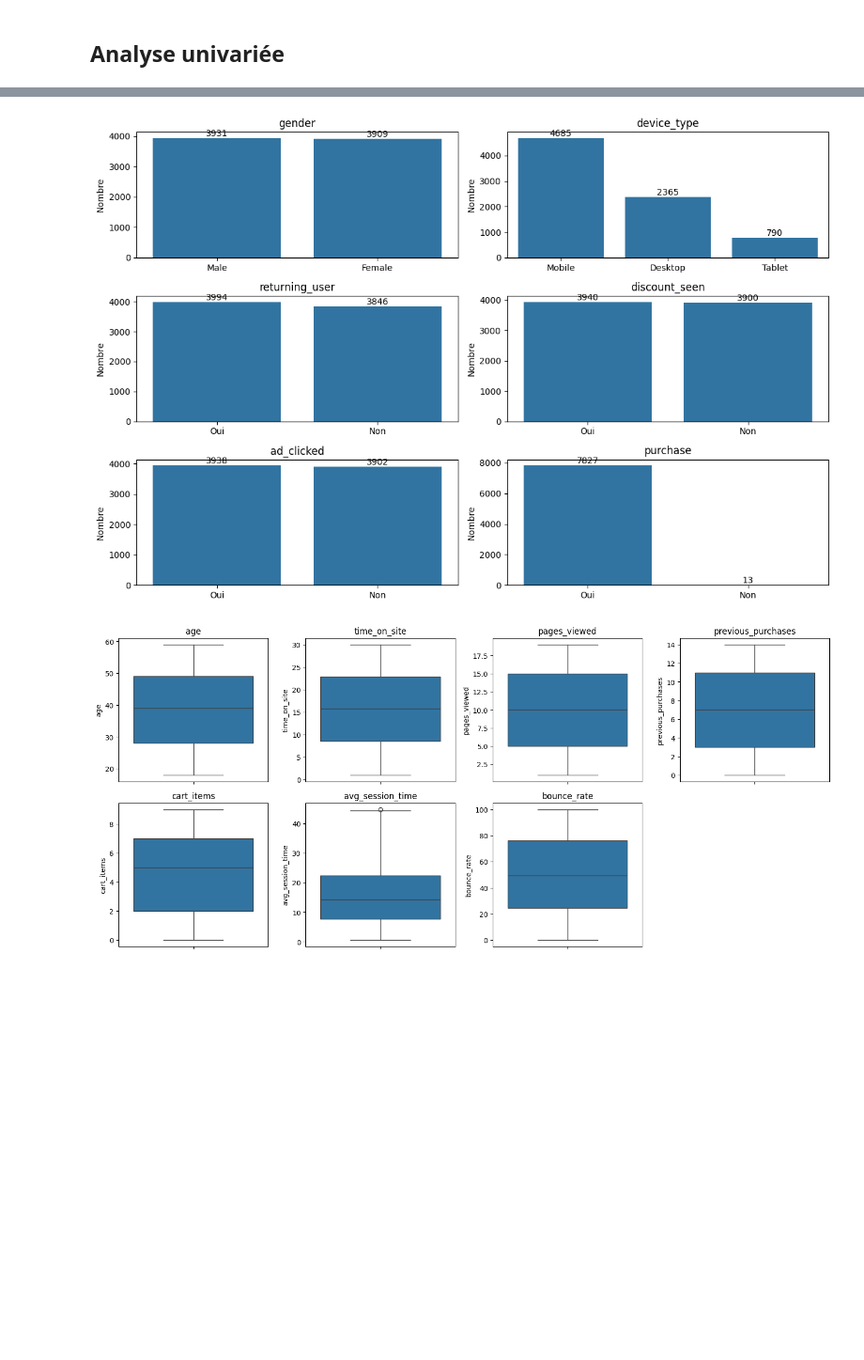
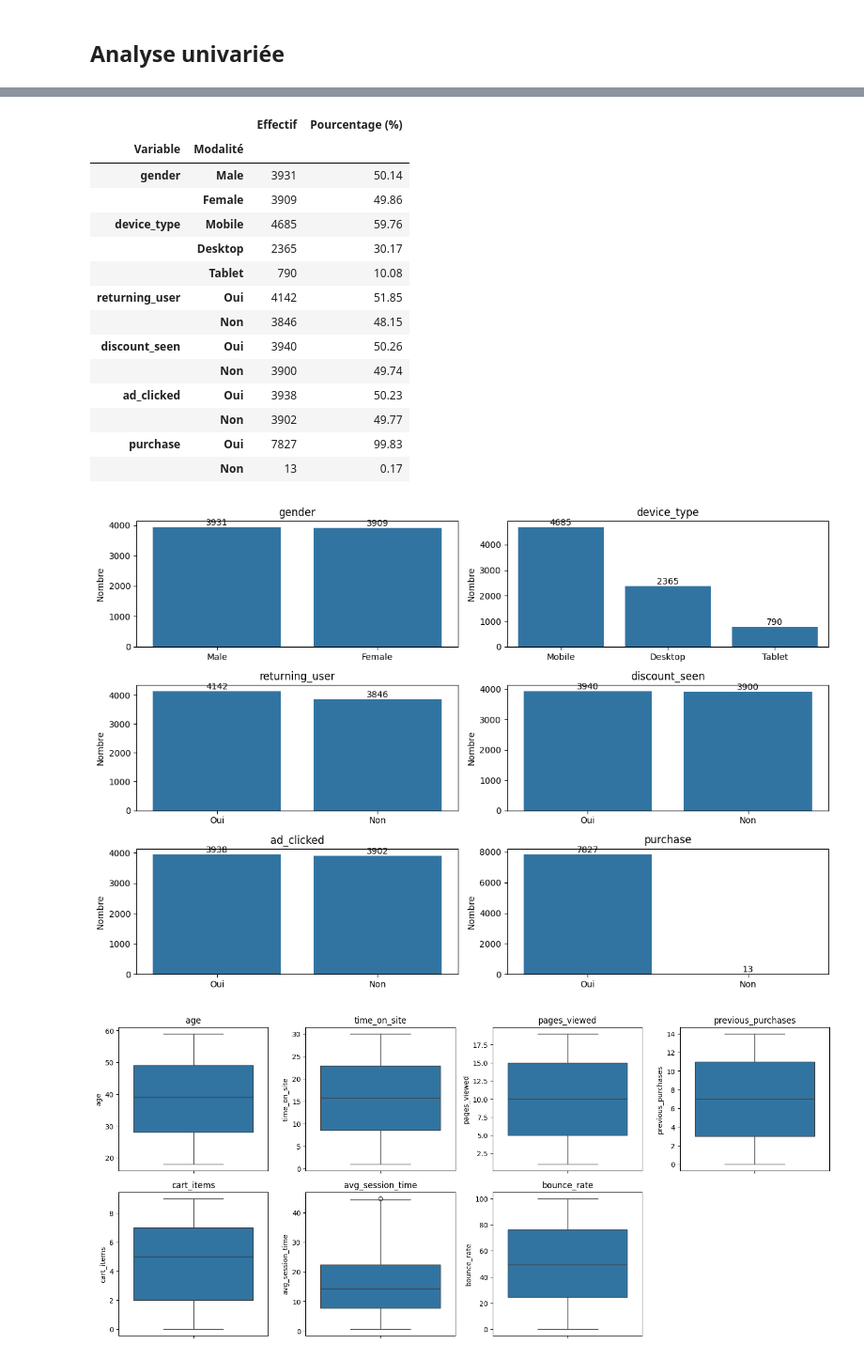
Before and after one commit to adrianavav7-hue/e_commerce_behavior, a Jupyter notebook: ecommerce_user_behavior_final.ipynb, the cells around one changed output, grey strips where cells are left out. Shown at 94% size. Cells and saved outputs as stored; diff of their text form; code cells hidden in the pictures; blank space fills up the shorter version.

```diff
--- a/ecommerce_user_behavior_final.ipynb
+++ b/ecommerce_user_behavior_final.ipynb
@@ -176,34 +247,61 @@ df["purchase"] = df["purchase"].map({
     0: "Non",
     1: "Oui"
 })
+
+tableau_cat = pd.concat({
+    col: pd.DataFrame({
+        'Effectif': df[col].value_counts(dropna=True),
+        'Pourcentage (%)': (
+            df[col].value_counts(normalize=True, dropna=True) * 100
+        ).round(2)
+    })
+    for col in cat_cols
+}, names=['Variable', 'Modalité'])
+
+display(tableau_cat)
 
 plt.figure(figsize=(12, 8))
 
 #Boucle sur chaque variable catégorielle
 
 for i, col in enumerate(cat_cols, 1):
     plt.subplot(3, 2, i)
 
     order = df[col].value_counts().index
 
 #Création d'un graphique en barres pour chaque variable catégorielle
 
     sns.countplot(
         data=df,
         x=col,
         order=order
     )
 
     plt.title(col)
     plt.xlabel("")
     plt.ylabel("Nombre")
 
 
     for container in plt.gca().containers:
         plt.bar_label(container)
 
 plt.tight_layout()
 plt.show()
 # %% [output]
+|  |  | Effectif | Pourcentage (%) |
+| Variable | Modalité |  |  |
+| gender | Male | 3931 | 50.14 |
+|  | Female | 3909 | 49.86 |
+| device_type | Mobile | 4685 | 59.76 |
+|  | Desktop | 2365 | 30.17 |
+|  | Tablet | 790 | 10.08 |
+| returning_user | Oui | 4142 | 51.85 |
+|  | Non | 3846 | 48.15 |
+| discount_seen | Oui | 3940 | 50.26 |
+|  | Non | 3900 | 49.74 |
+| ad_clicked | Oui | 3938 | 50.23 |
+|  | Non | 3902 | 49.77 |
+| purchase | Oui | 7827 | 99.83 |
+|  | Non | 13 | 0.17 |
-[figure, old version]
+[figure, new version]
 # %%
```
Also changed, not shown: parts of 29 cells of this notebook, 2 other files.
